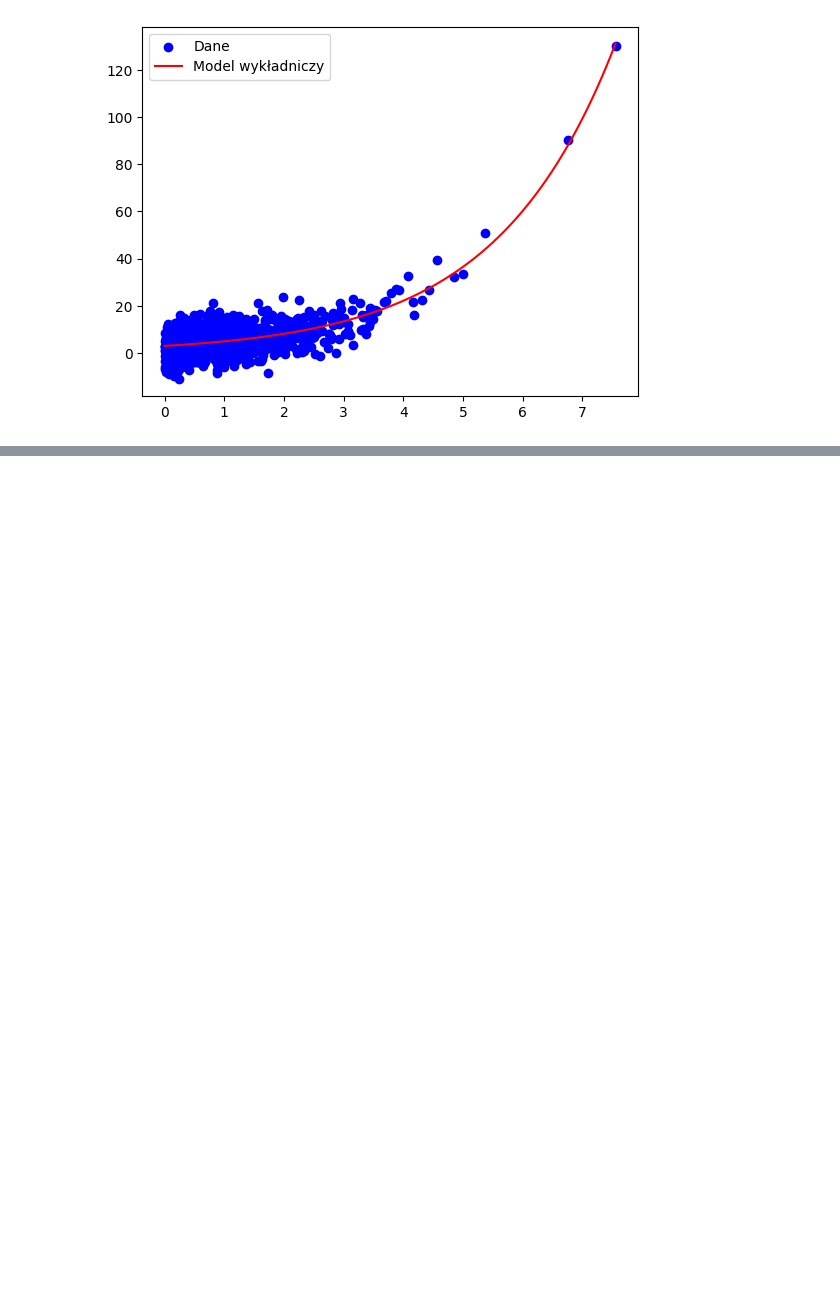
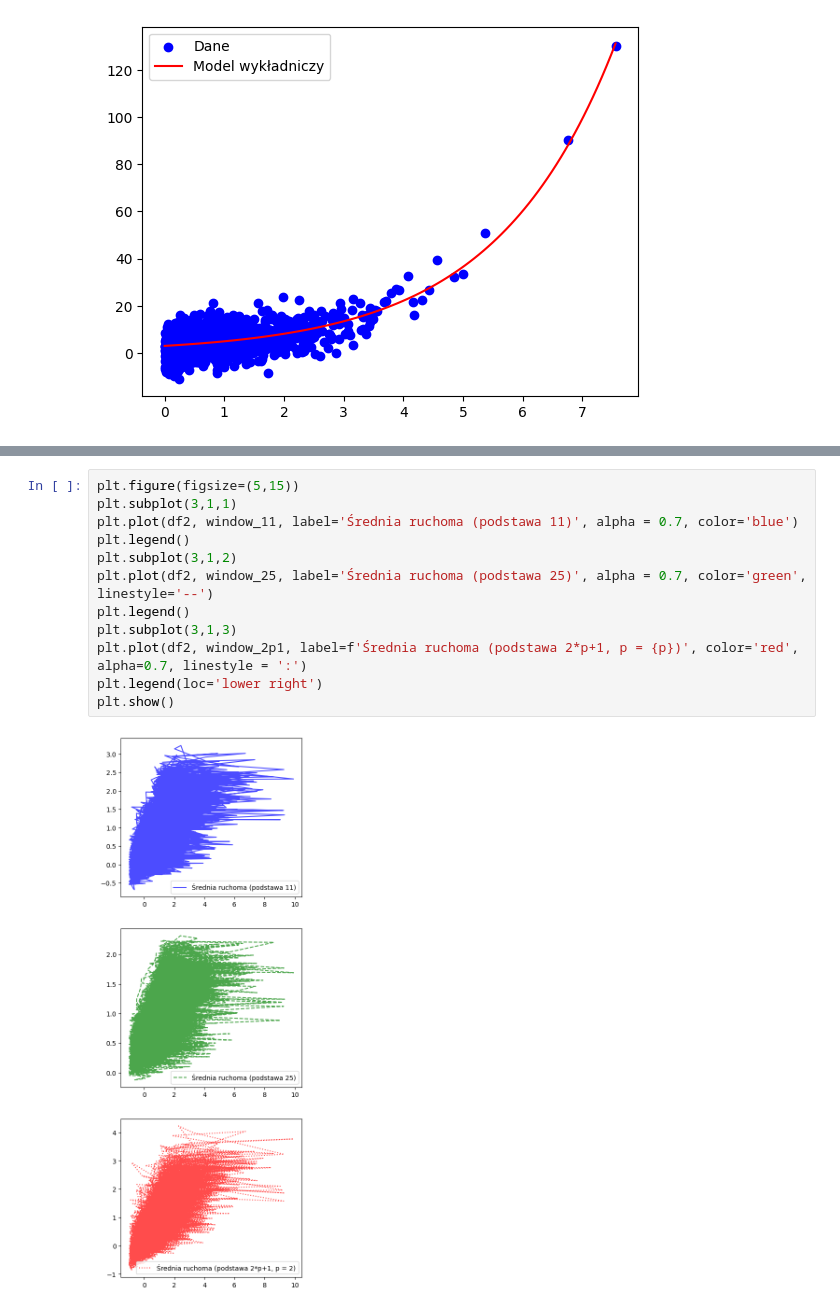
Before and after one commit to MariaNowacka/kaszcz, a Jupyter notebook: l1.ipynb, the cells around one changed output, grey strips where cells are left out. Drawn from its saved outputs; the diff is of its cells as text; blank space fills up the shorter version.

```diff
--- a/l1.ipynb
+++ b/l1.ipynb
@@ -71,0 +124,14 @@ plt.legend()
+# %%
+plt.figure(figsize=(5,15))
+plt.subplot(3,1,1)
+plt.plot(df2, window_11, label='Średnia ruchoma (podstawa 11)', alpha = 0.7, color='blue')
+plt.legend()
+plt.subplot(3,1,2)
+plt.plot(df2, window_25, label='Średnia ruchoma (podstawa 25)', alpha = 0.7, color='green', linestyle='--')
+plt.legend()
+plt.subplot(3,1,3)
+plt.plot(df2, window_2p1, label=f'Średnia ruchoma (podstawa 2*p+1, p = {p})', color='red', alpha=0.7, linestyle = ':')
+plt.legend(loc='lower right')
+plt.show()
+# %% [output]
+[figure, added]
```
Also changed, not shown: parts of 11 cells of this notebook.
